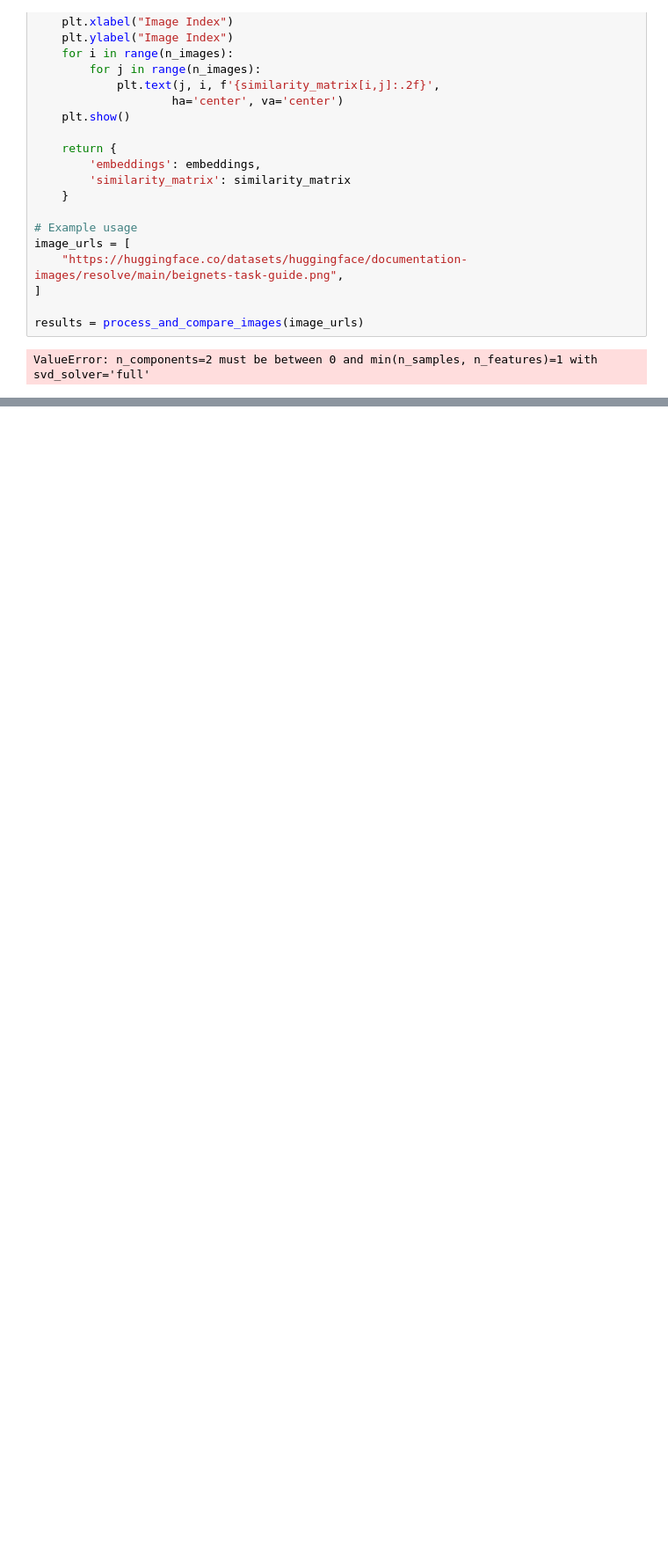
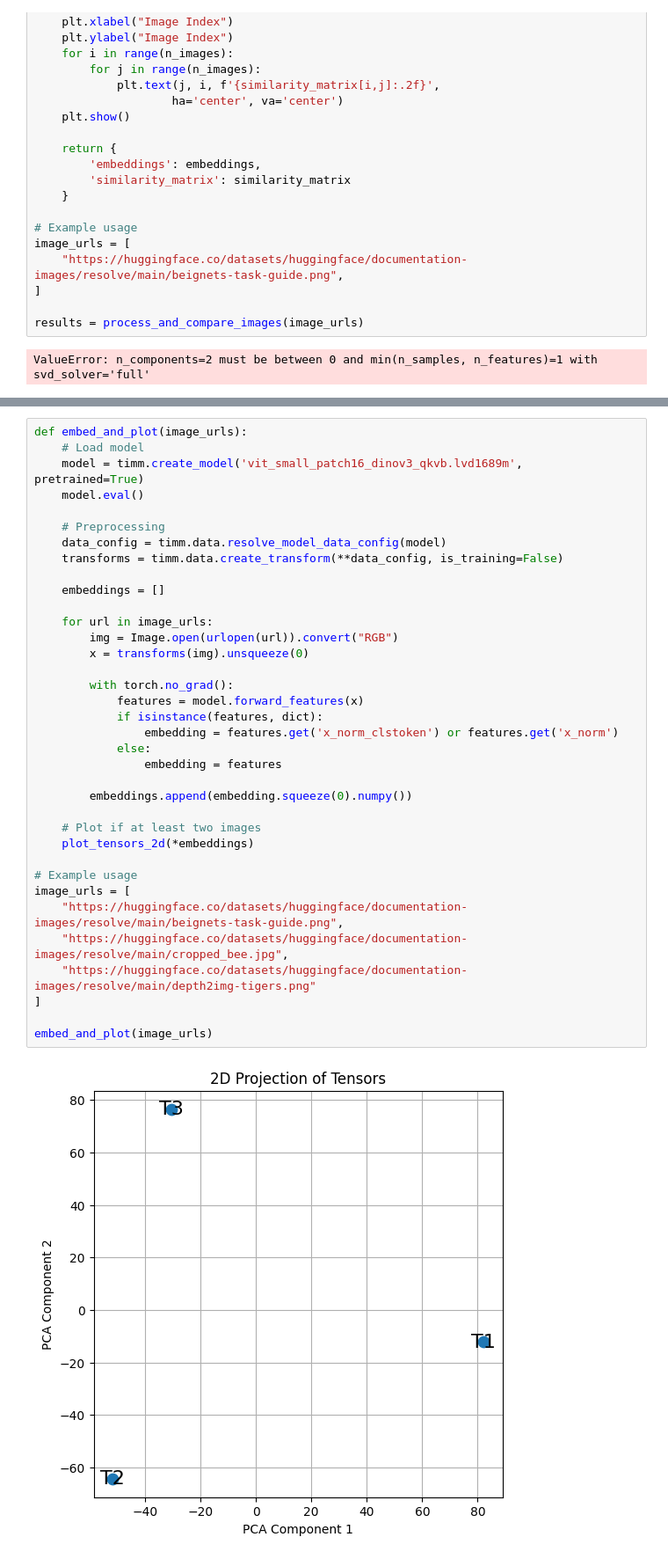
Before and after one commit to DucoLam/02456-DeepLearning-Group-26, a Jupyter notebook: Testing/testing_duco.ipynb, the cells around one changed output, grey strips where cells are left out. Shown at 88% size. Cells and saved outputs as stored; diff of their text form; blank space fills up the shorter version.

Commit message:
add: method for importing dataloader and plotting feature embedding

```diff
--- a/Testing/testing_duco.ipynb
+++ b/Testing/testing_duco.ipynb
@@ -228,0 +308,38 @@ ValueError: n_components=2 must be between 0 and min(n_samples, n_features)=1 wi
+# %%
+def embed_and_plot(image_urls):
+    # Load model
+    model = timm.create_model('vit_small_patch16_dinov3_qkvb.lvd1689m', pretrained=True)
+    model.eval()
+
+    # Preprocessing
+    data_config = timm.data.resolve_model_data_config(model)
+    transforms = timm.data.create_transform(**data_config, is_training=False)
+
+    embeddings = []
+
+    for url in image_urls:
+        img = Image.open(urlopen(url)).convert("RGB")
+        x = transforms(img).unsqueeze(0)
+
+        with torch.no_grad():
+            features = model.forward_features(x)
+            if isinstance(features, dict):
+                embedding = features.get('x_norm_clstoken') or features.get('x_norm')
+            else:
+                embedding = features
+
+        embeddings.append(embedding.squeeze(0).numpy())
+
+    # Plot if at least two images
+    plot_tensors_2d(*embeddings)
+
+# Example usage
+image_urls = [
+    "https://huggingface.co/datasets/huggingface/documentation-images/resolve/main/beignets-task-guide.png",
+    "https://huggingface.co/datasets/huggingface/documentation-images/resolve/main/cropped_bee.jpg",
+    "https://huggingface.co/datasets/huggingface/documentation-images/resolve/main/depth2img-tigers.png"
+]
+
+embed_and_plot(image_urls)
+# %% [output]
+[figure, added]
```
Also changed, not shown: parts of 3 cells of this notebook, 1 other file.
